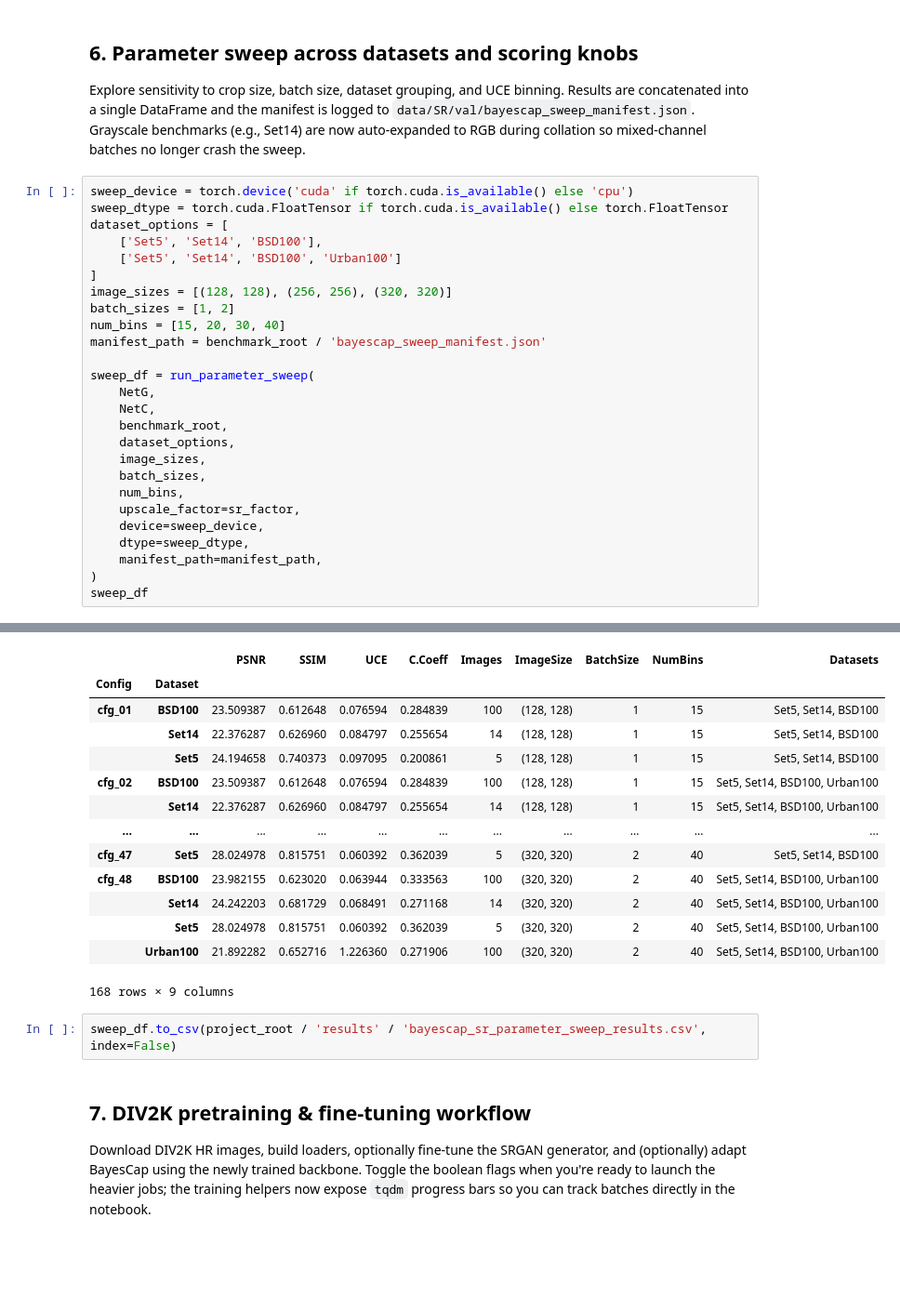
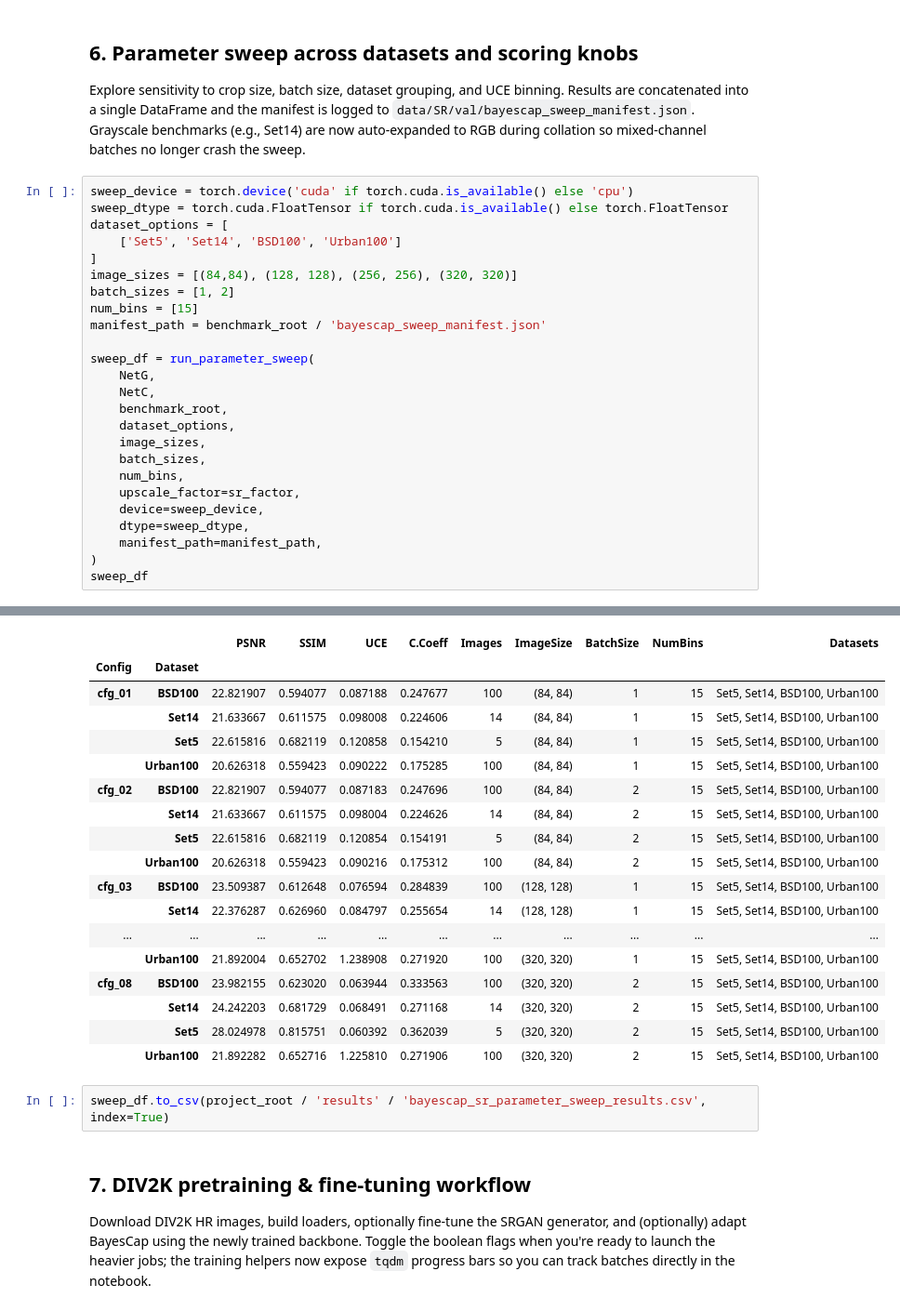
Before and after one commit to othmaneechc/BayesCap, a Jupyter notebook: src/BayesCap_SRGAN_train_and_eval.ipynb, the cells around one changed output, grey strips where cells are left out. Shown at 93% size. Drawn from its saved outputs; the diff is of its cells as text; blank space fills up the shorter version.

```diff
--- a/src/BayesCap_SRGAN_train_and_eval.ipynb
+++ b/src/BayesCap_SRGAN_train_and_eval.ipynb
@@ -166,12 +166,11 @@ Explore sensitivity to crop size, batch size, dataset grouping, and UCE binning.
 sweep_device = torch.device('cuda' if torch.cuda.is_available() else 'cpu')
 sweep_dtype = torch.cuda.FloatTensor if torch.cuda.is_available() else torch.FloatTensor
 dataset_options = [
-    ['Set5', 'Set14', 'BSD100'],
     ['Set5', 'Set14', 'BSD100', 'Urban100']
 ]
-image_sizes = [(128, 128), (256, 256), (320, 320)]
+image_sizes = [(84,84), (128, 128), (256, 256), (320, 320)]
 batch_sizes = [1, 2]
-num_bins = [15, 20, 30, 40]
+num_bins = [15]
 manifest_path = benchmark_root / 'bayescap_sweep_manifest.json'
 
 sweep_df = run_parameter_sweep(
@@ -207,21 +206,25 @@ sweep_df
 Saved sweep manifest to /data/oe23/BayesCap/data/SR/val/bayescap_sweep_manifest.json
 Saved sweep manifest to /data/oe23/BayesCap/data/SR/val/bayescap_sweep_manifest.json
 |  |  | PSNR | SSIM | UCE | C.Coeff | Images | ImageSize | BatchSize | NumBins | Datasets |
 | Config | Dataset |  |  |  |  |  |  |  |  |  |
-| cfg_01 | BSD100 | 23.509387 | 0.612648 | 0.076594 | 0.284839 | 100 | (128, 128) | 1 | 15 | Set5, Set14, BSD100 |
-|  | Set14 | 22.376287 | 0.626960 | 0.084797 | 0.255654 | 14 | (128, 128) | 1 | 15 | Set5, Set14, BSD100 |
-|  | Set5 | 24.194658 | 0.740373 | 0.097095 | 0.200861 | 5 | (128, 128) | 1 | 15 | Set5, Set14, BSD100 |
-| cfg_02 | BSD100 | 23.509387 | 0.612648 | 0.076594 | 0.284839 | 100 | (128, 128) | 1 | 15 | Set5, Set14, BSD100, Urban100 |
+| cfg_01 | BSD100 | 22.821907 | 0.594077 | 0.087188 | 0.247677 | 100 | (84, 84) | 1 | 15 | Set5, Set14, BSD100, Urban100 |
+|  | Set14 | 21.633667 | 0.611575 | 0.098008 | 0.224606 | 14 | (84, 84) | 1 | 15 | Set5, Set14, BSD100, Urban100 |
+|  | Set5 | 22.615816 | 0.682119 | 0.120858 | 0.154210 | 5 | (84, 84) | 1 | 15 | Set5, Set14, BSD100, Urban100 |
+|  | Urban100 | 20.626318 | 0.559423 | 0.090222 | 0.175285 | 100 | (84, 84) | 1 | 15 | Set5, Set14, BSD100, Urban100 |
+| cfg_02 | BSD100 | 22.821907 | 0.594077 | 0.087183 | 0.247696 | 100 | (84, 84) | 2 | 15 | Set5, Set14, BSD100, Urban100 |
+|  | Set14 | 21.633667 | 0.611575 | 0.098004 | 0.224626 | 14 | (84, 84) | 2 | 15 | Set5, Set14, BSD100, Urban100 |
+|  | Set5 | 22.615816 | 0.682119 | 0.120854 | 0.154191 | 5 | (84, 84) | 2 | 15 | Set5, Set14, BSD100, Urban100 |
+|  | Urban100 | 20.626318 | 0.559423 | 0.090216 | 0.175312 | 100 | (84, 84) | 2 | 15 | Set5, Set14, BSD100, Urban100 |
+| cfg_03 | BSD100 | 23.509387 | 0.612648 | 0.076594 | 0.284839 | 100 | (128, 128) | 1 | 15 | Set5, Set14, BSD100, Urban100 |
 |  | Set14 | 22.376287 | 0.626960 | 0.084797 | 0.255654 | 14 | (128, 128) | 1 | 15 | Set5, Set14, BSD100, Urban100 |
 | ... | ... | ... | ... | ... | ... | ... | ... | ... | ... | ... |
-| cfg_47 | Set5 | 28.024978 | 0.815751 | 0.060392 | 0.362039 | 5 | (320, 320) | 2 | 40 | Set5, Set14, BSD100 |
-| cfg_48 | BSD100 | 23.982155 | 0.623020 | 0.063944 | 0.333563 | 100 | (320, 320) | 2 | 40 | Set5, Set14, BSD100, Urban100 |
-|  | Set14 | 24.242203 | 0.681729 | 0.068491 | 0.271168 | 14 | (320, 320) | 2 | 40 | Set5, Set14, BSD100, Urban100 |
-|  | Set5 | 28.024978 | 0.815751 | 0.060392 | 0.362039 | 5 | (320, 320) | 2 | 40 | Set5, Set14, BSD100, Urban100 |
-|  | Urban100 | 21.892282 | 0.652716 | 1.226360 | 0.271906 | 100 | (320, 320) | 2 | 40 | Set5, Set14, BSD100, Urban100 |
+|  | Urban100 | 21.892004 | 0.652702 | 1.238908 | 0.271920 | 100 | (320, 320) | 1 | 15 | Set5, Set14, BSD100, Urban100 |
+| cfg_08 | BSD100 | 23.982155 | 0.623020 | 0.063944 | 0.333563 | 100 | (320, 320) | 2 | 15 | Set5, Set14, BSD100, Urban100 |
+|  | Set14 | 24.242203 | 0.681729 | 0.068491 | 0.271168 | 14 | (320, 320) | 2 | 15 | Set5, Set14, BSD100, Urban100 |
+|  | Set5 | 28.024978 | 0.815751 | 0.060392 | 0.362039 | 5 | (320, 320) | 2 | 15 | Set5, Set14, BSD100, Urban100 |
+|  | Urban100 | 21.892282 | 0.652716 | 1.225810 | 0.271906 | 100 | (320, 320) | 2 | 15 | Set5, Set14, BSD100, Urban100 |
-168 rows × 9 columns
 # %%
-sweep_df.to_csv(project_root / 'results' / 'bayescap_sr_parameter_sweep_results.csv', index=False)
+sweep_df.to_csv(project_root / 'results' / 'bayescap_sr_parameter_sweep_results.csv', index=True)
 # %% [markdown]
 ## 7. DIV2K pretraining & fine-tuning workflow
 Download DIV2K HR images, build loaders, optionally fine-tune the SRGAN generator, and (optionally) adapt BayesCap using the newly trained backbone. Toggle the boolean flags when you're ready to launch the heavier jobs; the training helpers now expose `tqdm` progress bars so you can track batches directly in the notebook.
```
Also changed, not shown: parts of 9 cells of this notebook, 37 other files.
